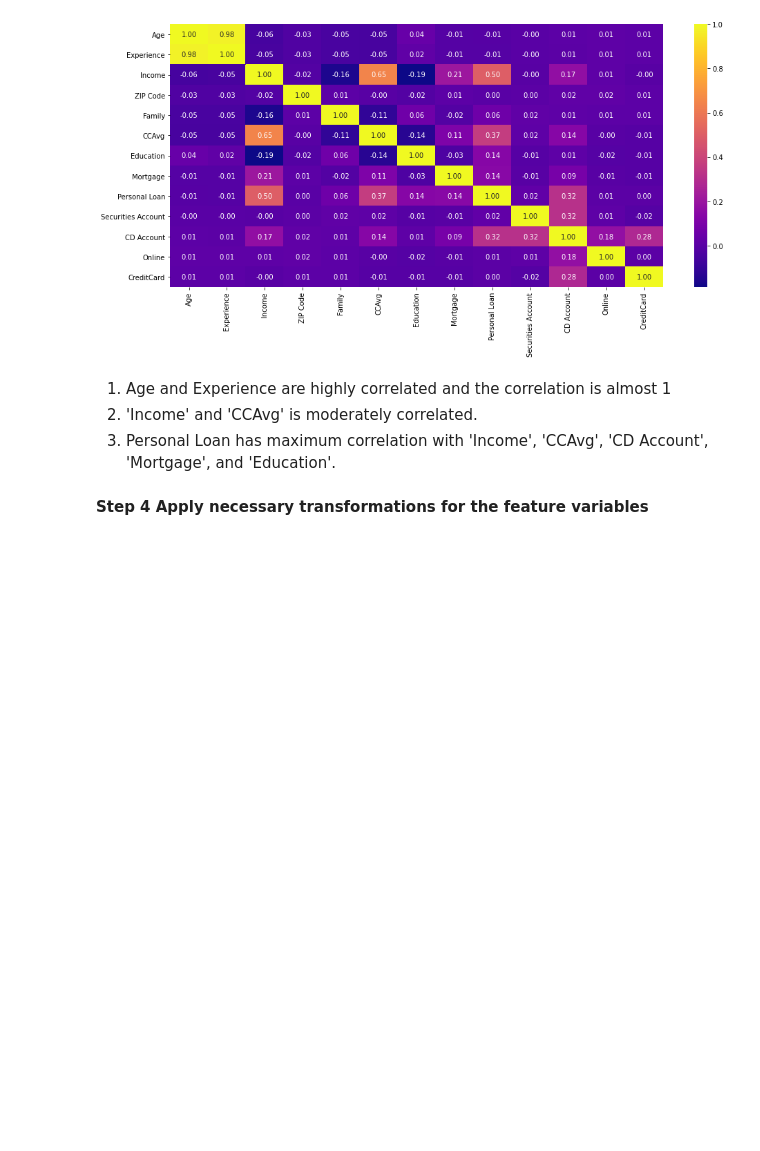
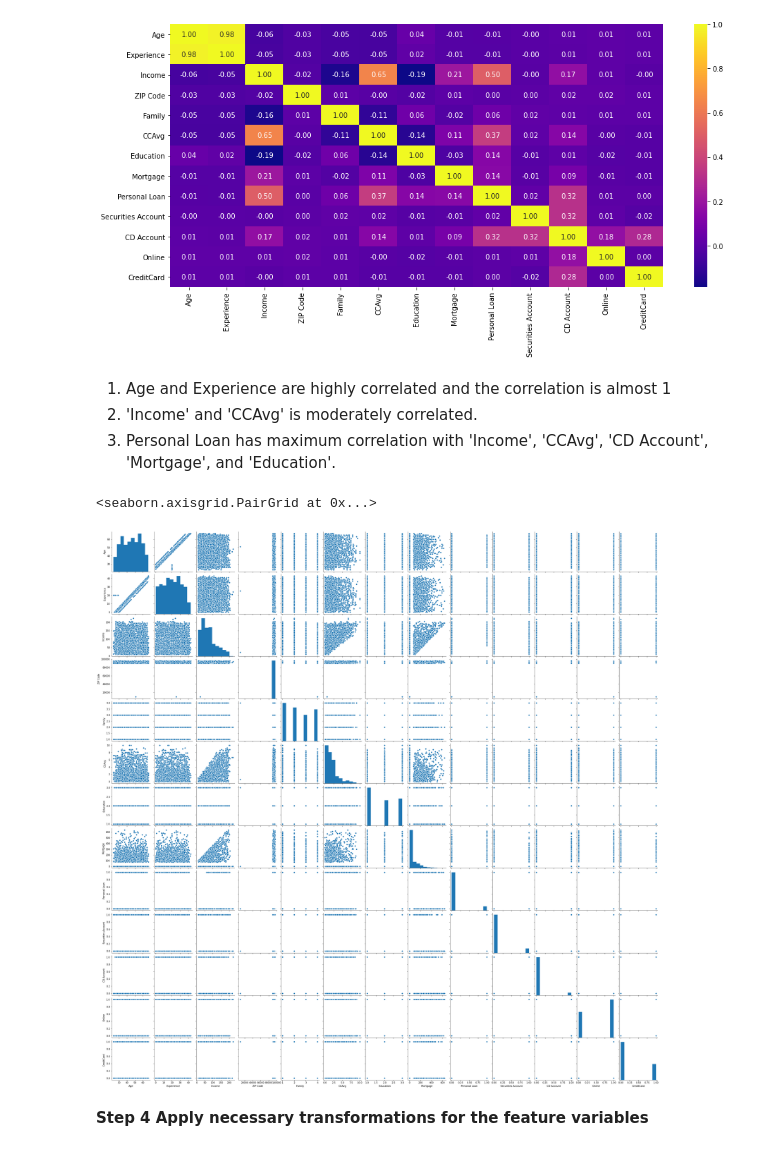
Before and after one commit to AkshayLunawat/Internship_Project, a Jupyter notebook: Intership_Project.ipynb, the cells around one changed output. Saved outputs shown, nothing was run; the diff lists cells and outputs as text; code cells hidden in the pictures; blank space fills up the shorter version.

```diff
--- a/Intership_Project.ipynb
+++ b/Intership_Project.ipynb
@@ -378,5 +398,10 @@ sns.heatmap(data.corr(),cmap='plasma',annot=True,fmt='.2f')
 1. Age and Experience are highly correlated and the correlation is almost 1
 2. 'Income' and 'CCAvg' is moderately correlated.
 3. Personal Loan has maximum correlation with 'Income', 'CCAvg', 'CD Account', 'Mortgage', and 'Education'.
+# %%
+sns.pairplot(data)
+# %% [output]
+<seaborn.axisgrid.PairGrid at 0x...>
+[figure, added]
 # %% [markdown]
 **Step 4 Apply necessary transformations for the feature variables**
```
Also changed, not shown: parts of 88 cells of this notebook.
